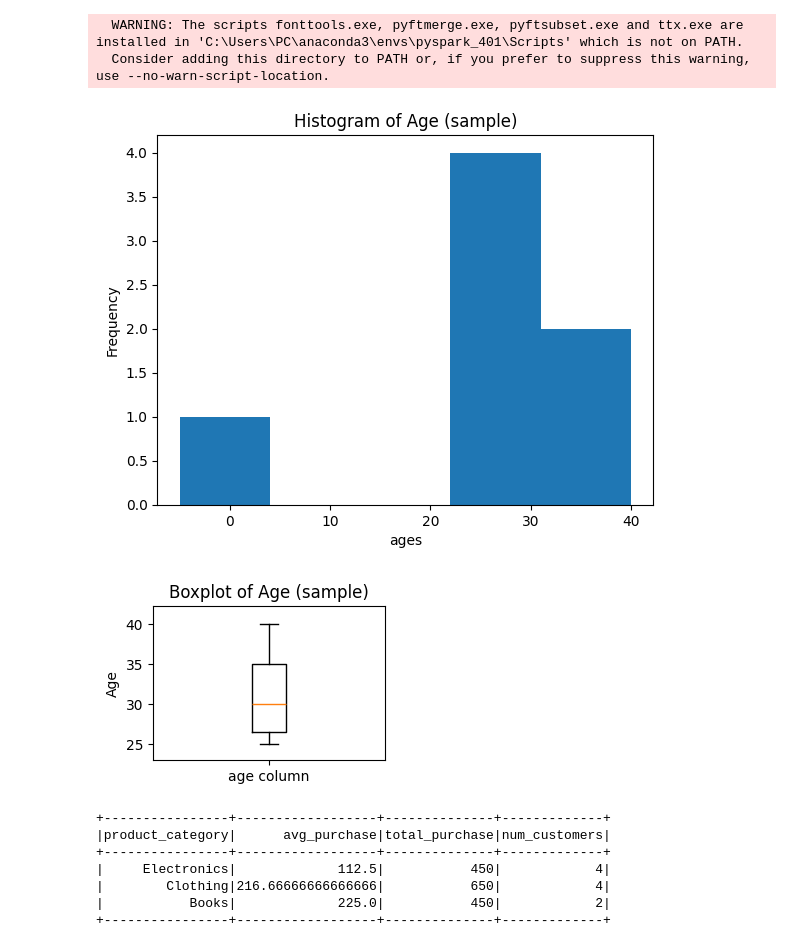
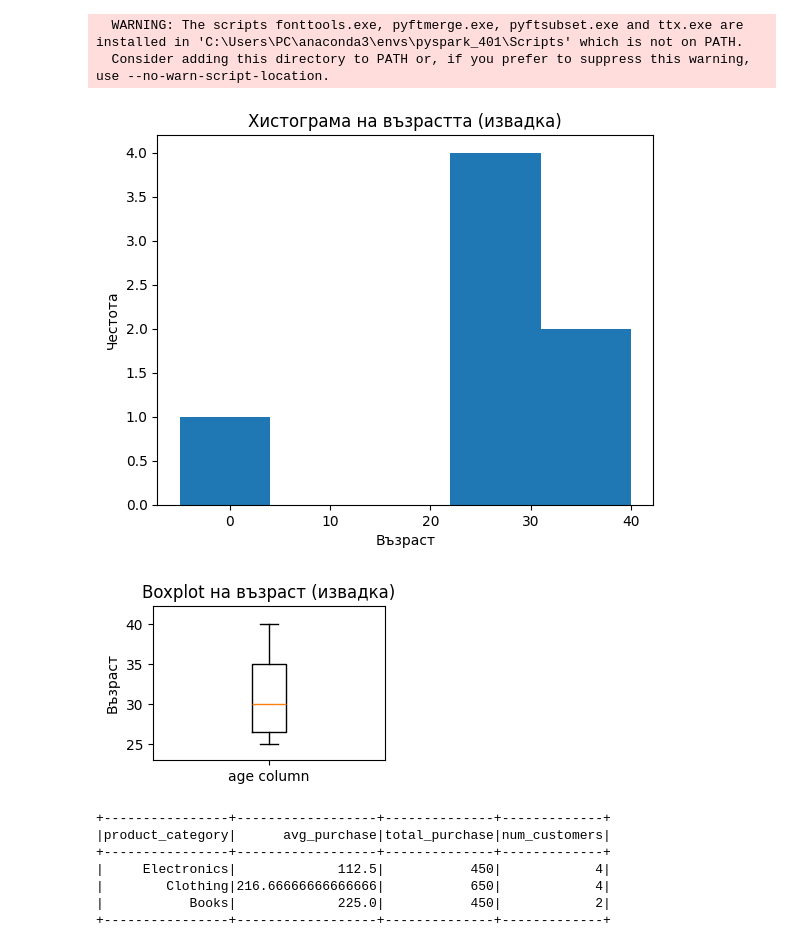
Before and after one commit to tsvetankageorgieva/bigdata, a Jupyter notebook: 04_chapter-pyspark.ipynb, the cells around one changed output. Cells and saved outputs as stored; diff of their text form; code cells hidden in the pictures.

```diff
--- a/04_chapter-pyspark.ipynb
+++ b/04_chapter-pyspark.ipynb
@@ -5,7 +5,7 @@ from pyspark.sql import SparkSession
 # Стартиране на SparkSession
 spark = (
     SparkSession.builder
-    .appName("Test")
+    .appName("Изследователски анализ на данни")
     .master("local[*]")
     .getOrCreate()
 )
@@ -82,7 +82,7 @@ Successfully installed contourpy-1.3.2 cycler-0.12.1 fonttools-4.61.1 kiwisolver
 # %%
 import matplotlib.pyplot as plt
 
-# Вземаме извадка за визуализация, ако данните са много големи
+# Вземаме извадка за визуализация при големи данни
 sample_df = df.sample(fraction=0.95, seed=42)
 
 # Събиране на всички стойности от колоната age от DataFrame df в Python списък
@@ -90,22 +90,22 @@ ages = [row['age'] for row in sample_df.select("age").collect() if row['age'] is
 
 # Хистограма
 plt.hist(ages, bins=5)
-plt.xlabel("ages")
-plt.ylabel("Frequency")
-plt.title("Histogram of Age (sample)")
+plt.xlabel("Възраст")
+plt.ylabel("Честота")
+plt.title("Хистограма на възрастта (извадка)")
 plt.show()
 # %% [output]
-[figure, old version]
+[figure, new version]
 # %%
 # Boxplot
 plt.figure(figsize=(3, 2))
 plt.boxplot(ages, tick_labels=["age column"])
 plt.ylim(bottom=23)  # оста започва от 23
-plt.title("Boxplot of Age (sample)")
-plt.ylabel("Age")
+plt.title("Boxplot на възраст (извадка)")
+plt.ylabel("Възраст")
 plt.show()
 # %% [output]
-[figure, old version]
+[figure, new version]
 # %%
 from pyspark.sql.functions import mean, sum, count
 
```
